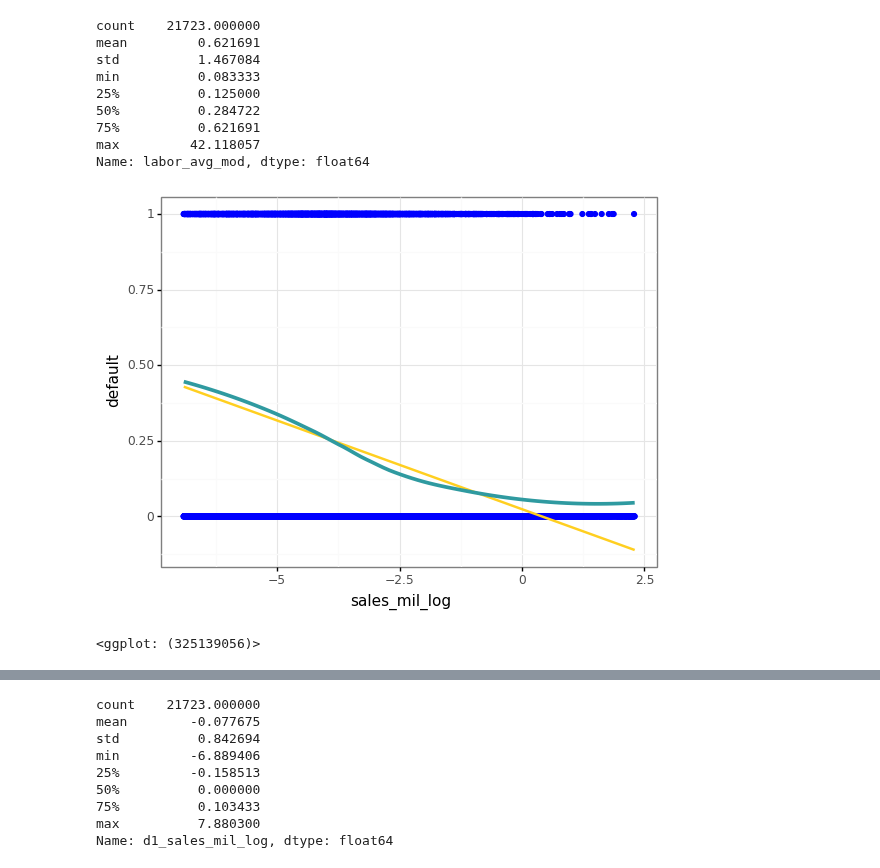
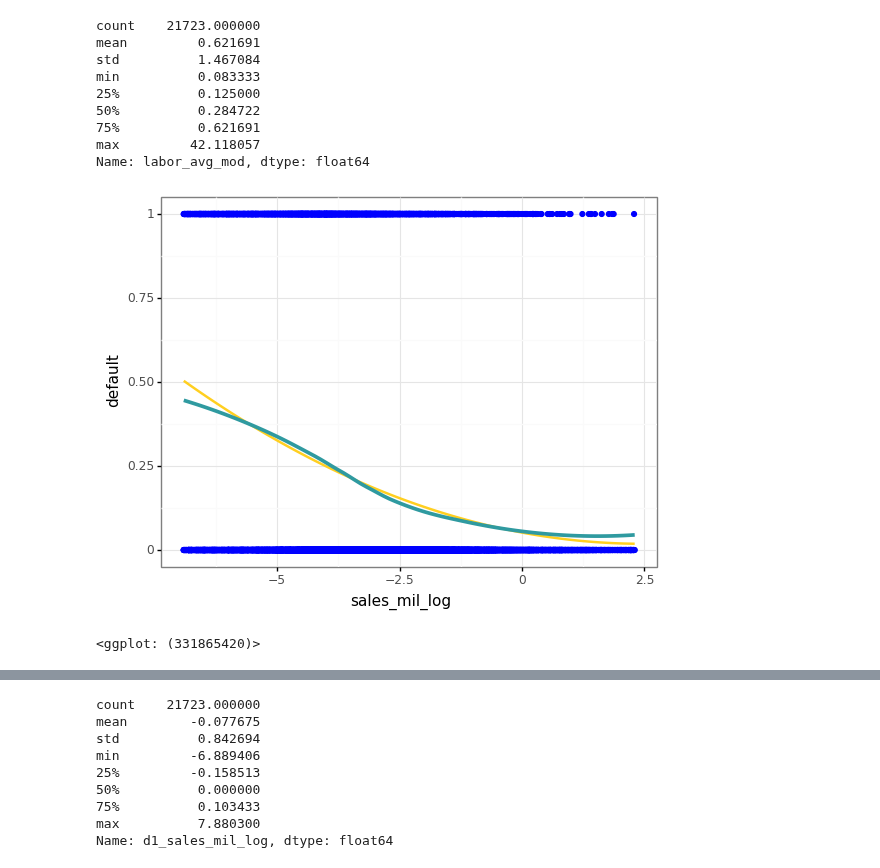
Before and after one commit to gabors-data-analysis/da_case_studies, a Jupyter notebook: ch17-predicting-firm-exit/ch17-firm-exit-data-prep.ipynb, the cells around one changed output, grey strips where cells are left out. Drawn from its saved outputs; the diff is of its cells as text; code cells hidden in the pictures.

```diff
--- a/ch17-predicting-firm-exit/ch17-firm-exit-data-prep.ipynb
+++ b/ch17-predicting-firm-exit/ch17-firm-exit-data-prep.ipynb
@@ -299,13 +311,13 @@ data['sales_mil_log_sq'] = data['sales_mil_log']**2
 # %%
 ggplot(data, aes(x = "sales_mil_log", y = "default")) + geom_point(
     color = 'blue') + geom_smooth(
-    method='lm', formula='y ~ x + x**2',  color=color[3], se = False) + geom_smooth(
+    method='lm', formula='y ~ x + I(x**2)',  color=color[3], se = False) + geom_smooth(
     method = "loess", color=color[4], se = False, size=1.5, span=0.9) + labs(
     x="sales_mil_log", y="default"
 ) + theme_bw()
 # %% [output]
-[figure, old version]
+[figure, new version]
-<ggplot: (325139056)>
+<ggplot: (331865420)>
 # %%
 # Linear regressions
 ols_s = smf.ols('default ~ sales_mil_log + sales_mil_log_sq', data = data).fit()
```
Also changed, not shown: parts of 6 cells of this notebook, 1 other file.
